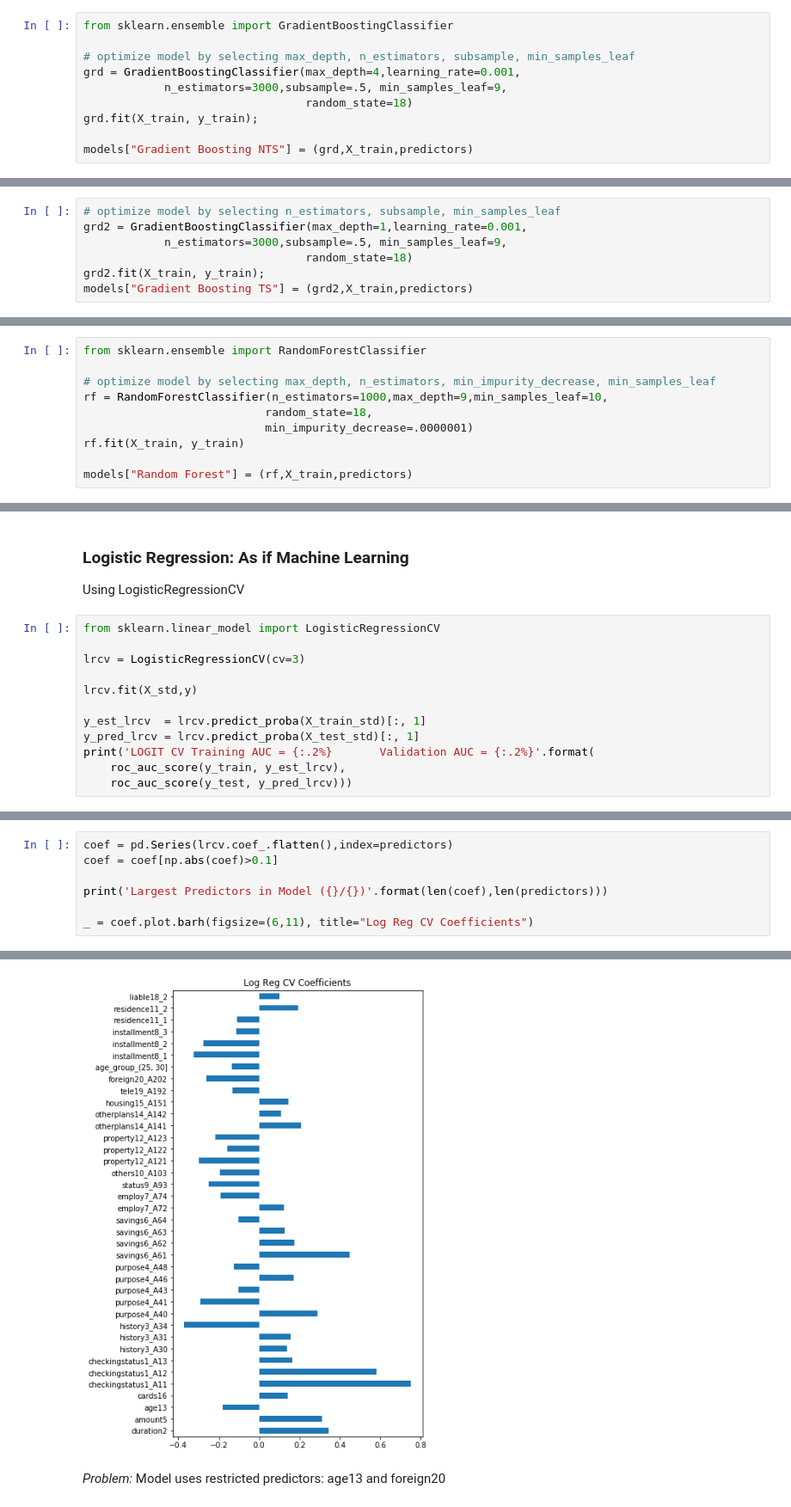
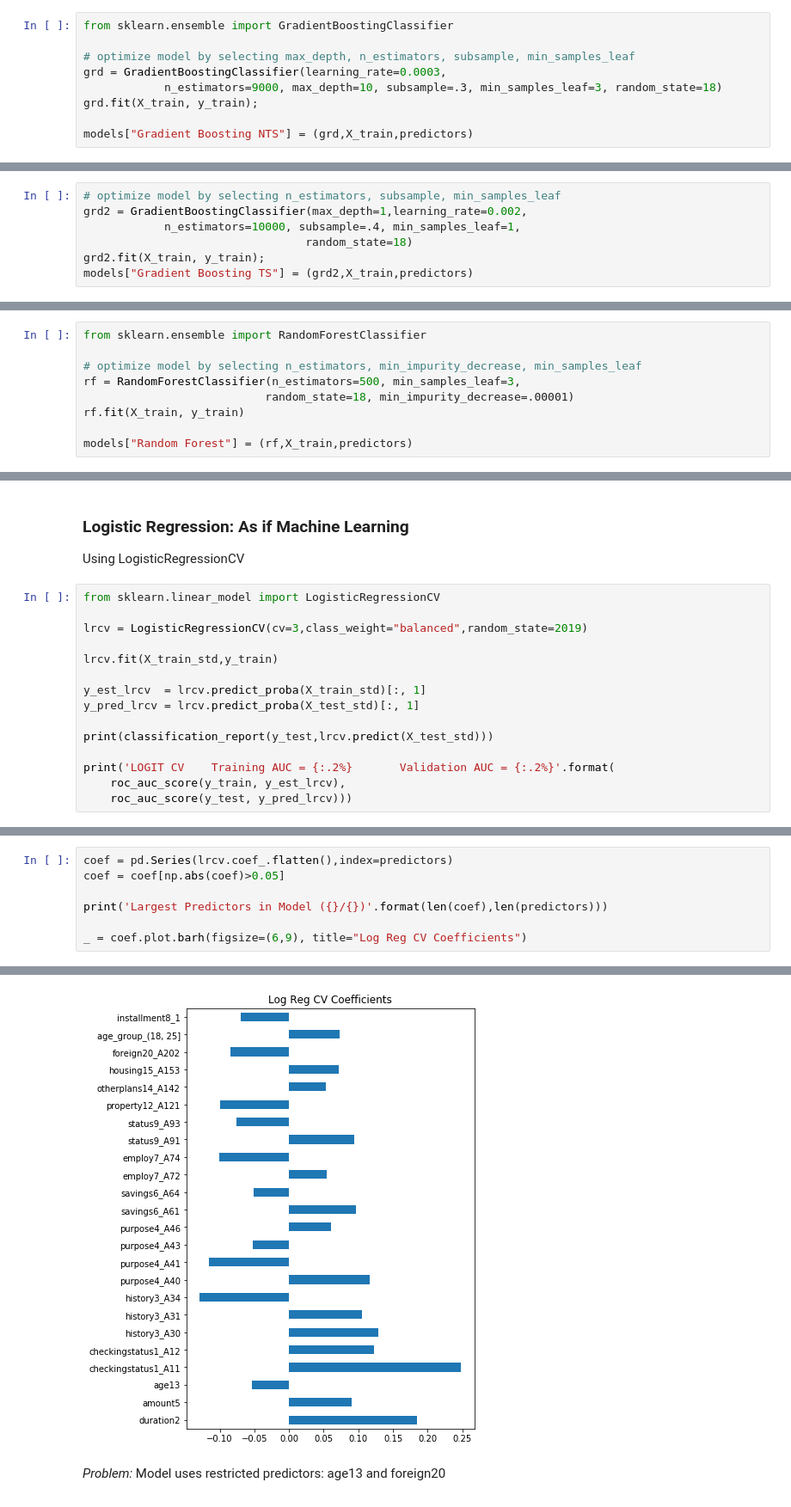
Before and after one commit to ispapadakis/GermanCredit, a Jupyter notebook: GermanCredit_V2.ipynb, the cells around one changed output, grey strips where cells are left out. Shown at 86% size. Drawn from its saved outputs; the diff is of its cells as text.

Commit message:
going to version 2
Optimize Individual models

```diff
--- a/GermanCredit_V2.ipynb
+++ b/GermanCredit_V2.ipynb
@@ -198,9 +199,8 @@ Model comprised of elementary trees with depth up to 4
 from sklearn.ensemble import GradientBoostingClassifier
 
 # optimize model by selecting max_depth, n_estimators, subsample, min_samples_leaf
-grd = GradientBoostingClassifier(max_depth=4,learning_rate=0.001,
-            n_estimators=3000,subsample=.5, min_samples_leaf=9,
-                                 random_state=18)
+grd = GradientBoostingClassifier(learning_rate=0.0003,
+            n_estimators=9000, max_depth=10, subsample=.3, min_samples_leaf=3, random_state=18)
 grd.fit(X_train, y_train);
 
 models["Gradient Boosting NTS"] = (grd,X_train,predictors)
@@ -239,8 +239,8 @@ Feature Imporances (Top Predictors)
 Model comprised of elementary trees with depth equal to 1
 # %%
 # optimize model by selecting n_estimators, subsample, min_samples_leaf
-grd2 = GradientBoostingClassifier(max_depth=1,learning_rate=0.001,
-            n_estimators=3000,subsample=.5, min_samples_leaf=9,
+grd2 = GradientBoostingClassifier(max_depth=1,learning_rate=0.002,
+            n_estimators=10000, subsample=.4, min_samples_leaf=1,
                                  random_state=18)
 grd2.fit(X_train, y_train);
 models["Gradient Boosting TS"] = (grd2,X_train,predictors)
@@ -279,10 +279,9 @@ Feature Imporances (Top Predictors)
 # %%
 from sklearn.ensemble import RandomForestClassifier
 
-# optimize model by selecting max_depth, n_estimators, min_impurity_decrease, min_samples_leaf
-rf = RandomForestClassifier(n_estimators=1000,max_depth=9,min_samples_leaf=10,
-                           random_state=18,
-                           min_impurity_decrease=.0000001)
+# optimize model by selecting n_estimators, min_impurity_decrease, min_samples_leaf
+rf = RandomForestClassifier(n_estimators=500, min_samples_leaf=3,
+                           random_state=18, min_impurity_decrease=.00001)
 rf.fit(X_train, y_train)
 
 models["Random Forest"] = (rf,X_train,predictors)
@@ -397,13 +409,16 @@ Using LogisticRegressionCV
 # %%
 from sklearn.linear_model import LogisticRegressionCV
 
-lrcv = LogisticRegressionCV(cv=3)
+lrcv = LogisticRegressionCV(cv=3,class_weight="balanced",random_state=2019)
 
-lrcv.fit(X_std,y)
+lrcv.fit(X_train_std,y_train)
 
 y_est_lrcv  = lrcv.predict_proba(X_train_std)[:, 1]
 y_pred_lrcv = lrcv.predict_proba(X_test_std)[:, 1]
-print('LOGIT CV Training AUC = {:.2%}       Validation AUC = {:.2%}'.format(
+
+print(classification_report(y_test,lrcv.predict(X_test_std)))
+
+print('LOGIT CV    Training AUC = {:.2%}       Validation AUC = {:.2%}'.format(
     roc_auc_score(y_train, y_est_lrcv),
     roc_auc_score(y_test, y_pred_lrcv)))
 # %% [output]
@@ -411,8 +435,8 @@ LOGIT CV Training AUC = 82.39%       Validation AUC = 85.98%
 # %%
 coef = pd.Series(lrcv.coef_.flatten(),index=predictors)
-coef = coef[np.abs(coef)>0.1]
+coef = coef[np.abs(coef)>0.05]
 
 print('Largest Predictors in Model ({}/{})'.format(len(coef),len(predictors)))
 
-_ = coef.plot.barh(figsize=(6,11), title="Log Reg CV Coefficients")
+_ = coef.plot.barh(figsize=(6,9), title="Log Reg CV Coefficients")
 # %% [output]
@@ -420,4 +444,4 @@ Largest Predictors in Model (38/56)
-[figure, old version]
+[figure, new version]
 # %% [markdown]
 *Problem:* Model uses restricted predictors: age13 and foreign20
 # %% [markdown]
```
Also changed, not shown: parts of 30 cells of this notebook, 4 other files.
